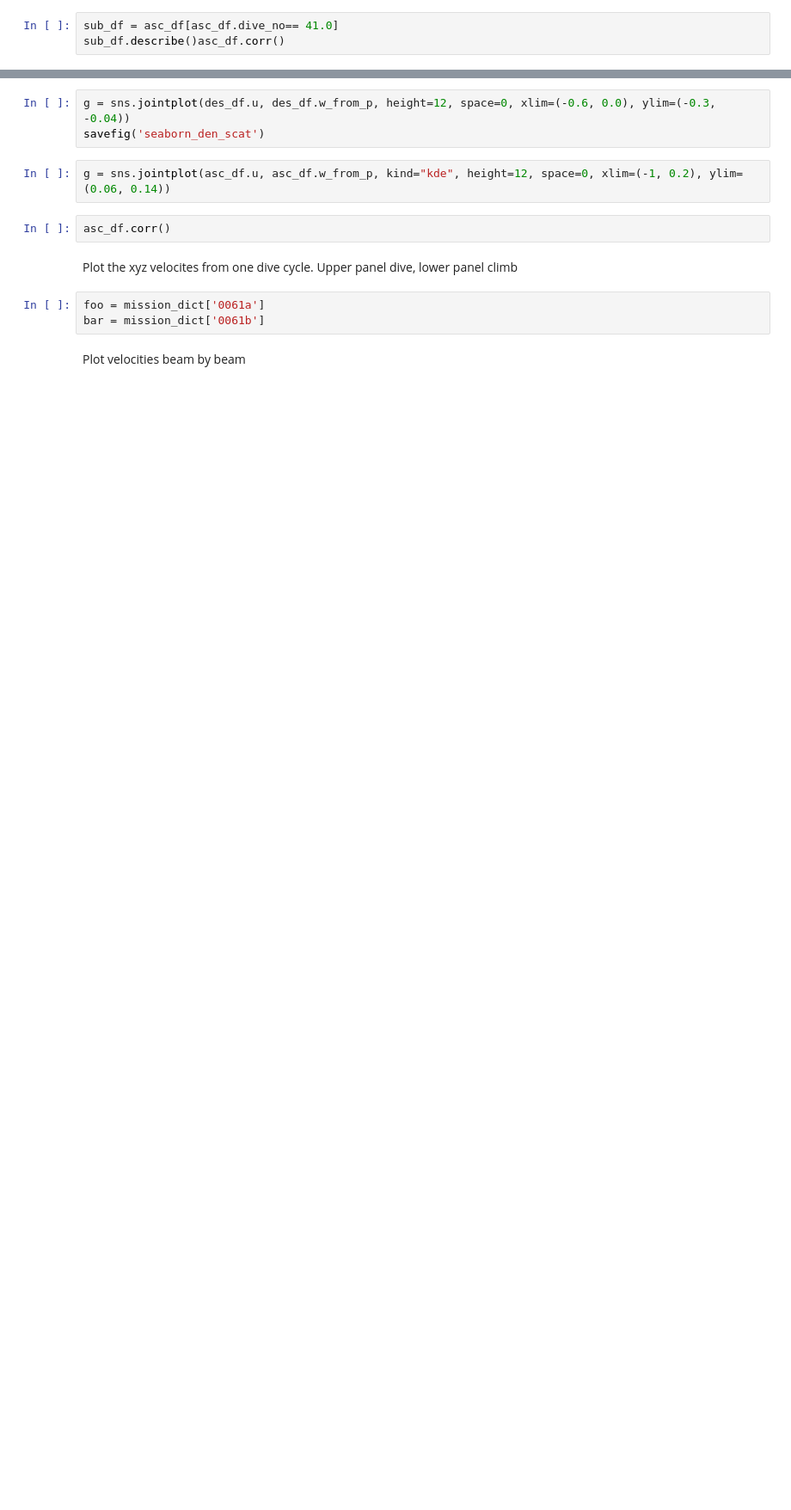
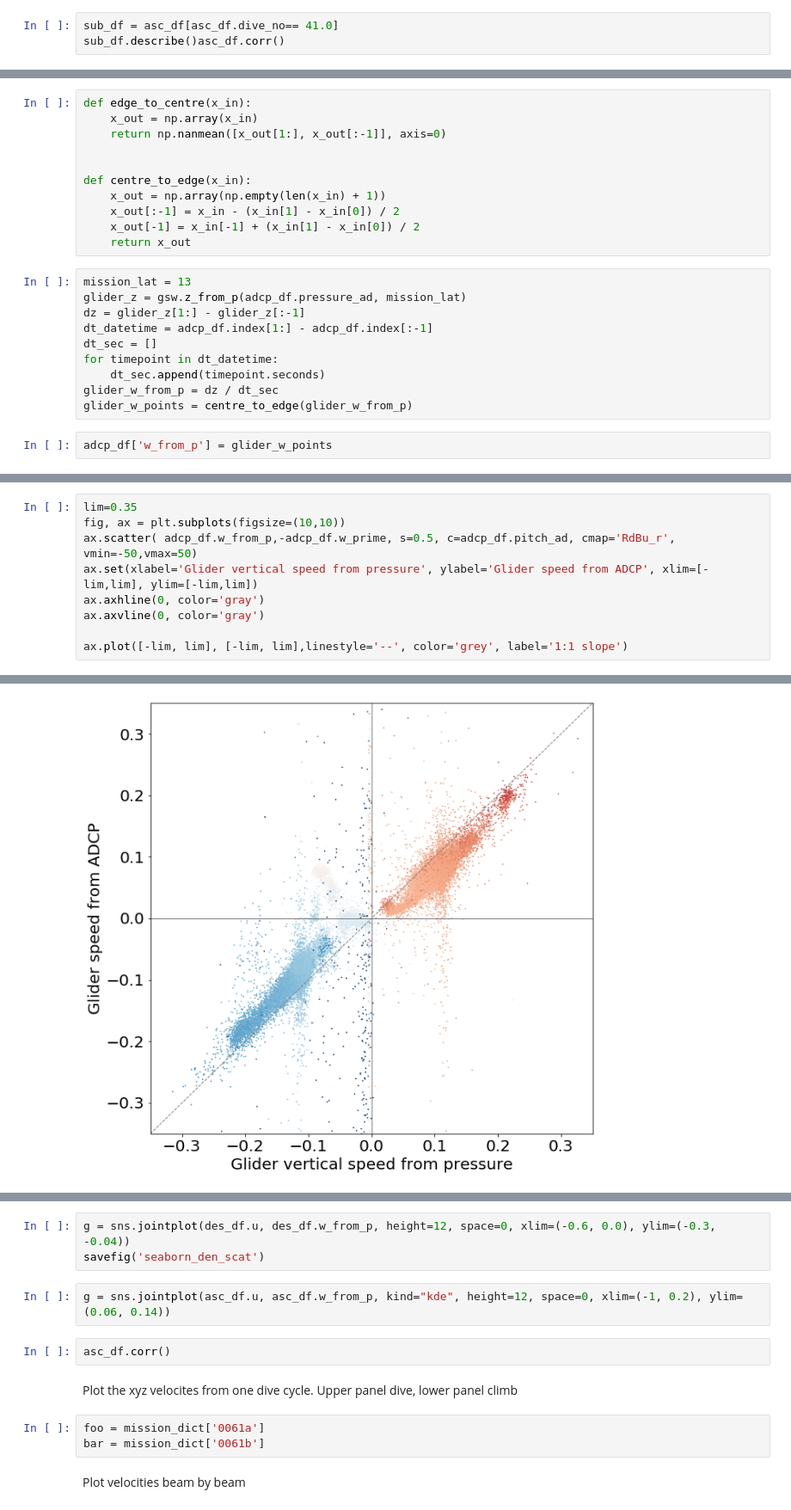
Before and after one commit to callumrollo/adcp-glider, a Jupyter notebook: notebooks/explore_data.ipynb, the cells around one changed output, grey strips where cells are left out. Shown at 86% size. Cells and saved outputs as stored; diff of their text form; blank space fills up the shorter version.

Commit message:
rough glider velocity plots

```diff
--- a/notebooks/explore_data.ipynb
+++ b/notebooks/explore_data.ipynb
@@ -339,0 +234,23 @@ savefig('all_speed_pressure')
+# %%
+def edge_to_centre(x_in):
+    x_out = np.array(x_in)
+    return np.nanmean([x_out[1:], x_out[:-1]], axis=0)
+
+
+def centre_to_edge(x_in):
+    x_out = np.array(np.empty(len(x_in) + 1))
+    x_out[:-1] = x_in - (x_in[1] - x_in[0]) / 2
+    x_out[-1] = x_in[-1] + (x_in[1] - x_in[0]) / 2
+    return x_out
+# %%
+mission_lat = 13
+glider_z = gsw.z_from_p(adcp_df.pressure_ad, mission_lat)
+dz = glider_z[1:] - glider_z[:-1]
+dt_datetime = adcp_df.index[1:] - adcp_df.index[:-1]
+dt_sec = []
+for timepoint in dt_datetime:
+    dt_sec.append(timepoint.seconds)
+glider_w_from_p = dz / dt_sec
+glider_w_points = centre_to_edge(glider_w_from_p)
+# %%
+adcp_df['w_from_p'] = glider_w_points
@@ -339,0 +266,10 @@ savefig('all_speed_pressure')
+# %%
+lim=0.35
+fig, ax = plt.subplots(figsize=(10,10))
+ax.scatter( adcp_df.w_from_p,-adcp_df.w_prime, s=0.5, c=adcp_df.pitch_ad, cmap='RdBu_r', vmin=-50,vmax=50)
+ax.set(xlabel='Glider vertical speed from pressure', ylabel='Glider speed from ADCP', xlim=[-lim,lim], ylim=[-lim,lim])
+ax.axhline(0, color='gray')
+ax.axvline(0, color='gray')
+
+ax.plot([-lim, lim], [-lim, lim],linestyle='--', color='grey', label='1:1 slope')
+# %% [output]
@@ -339,0 +277 @@ savefig('all_speed_pressure')
+[figure, added]
```
Also changed, not shown: parts of 37 cells of this notebook, 1 other file.
